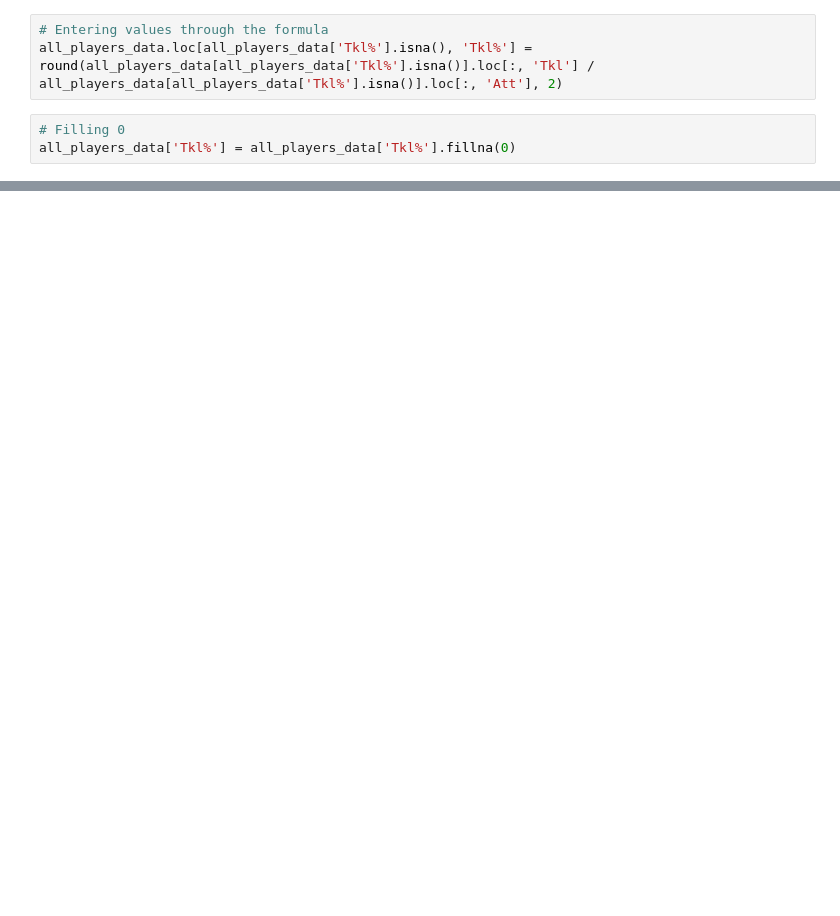
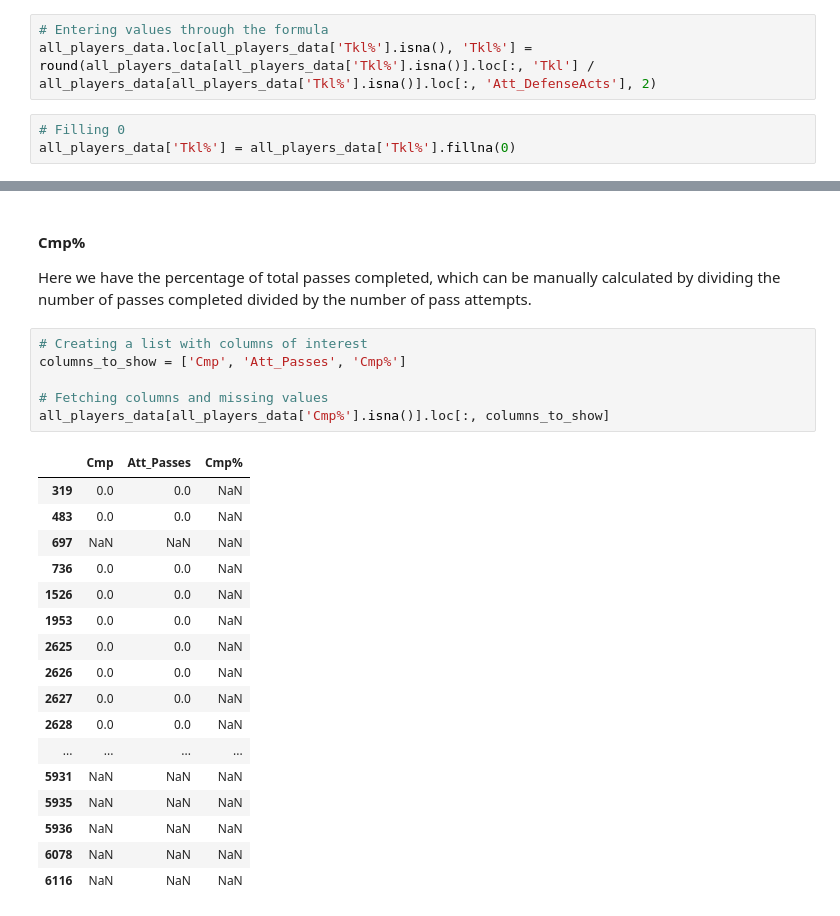
Before and after one commit to dnsrsdata/Football_Player_Rec_Syst, a Jupyter notebook: notebooks/ETL_Playground.ipynb, the cells around one changed output, grey strips where cells are left out. Drawn from its saved outputs; the diff is of its cells as text; blank space fills up the shorter version.

Commit message:
Creating an alternative approach to treating miss

```diff
--- a/notebooks/ETL_Playground.ipynb
+++ b/notebooks/ETL_Playground.ipynb
@@ -1069,4 +1112,4 @@ For remaining null values, 0 will be entered.
-all_players_data.loc[all_players_data['Tkl%'].isna(), 'Tkl%'] = round(all_players_data[all_players_data['Tkl%'].isna()].loc[:, 'Tkl'] / all_players_data[all_players_data['Tkl%'].isna()].loc[:, 'Att'], 2)
+all_players_data.loc[all_players_data['Tkl%'].isna(), 'Tkl%'] = round(all_players_data[all_players_data['Tkl%'].isna()].loc[:, 'Tkl'] / all_players_data[all_players_data['Tkl%'].isna()].loc[:, 'Att_DefenseActs'], 2)
 # %%
 # Filling 0
 all_players_data['Tkl%'] = all_players_data['Tkl%'].fillna(0)
@@ -1074,0 +1139,27 @@ all_players_data['Tkl%'] = all_players_data['Tkl%'].fillna(0)
+# %% [markdown]
+#### Cmp%
+Here we have the percentage of total passes completed, which can be manually calculated by dividing the number of passes completed divided by the number of pass attempts.
+# %%
+# Creating a list with columns of interest
+columns_to_show = ['Cmp', 'Att_Passes', 'Cmp%']
+
+# Fetching columns and missing values
+all_players_data[all_players_data['Cmp%'].isna()].loc[:, columns_to_show]
+# %% [output]
+|  | Cmp | Att_Passes | Cmp% |
+| 319 | 0.0 | 0.0 | NaN |
+| 483 | 0.0 | 0.0 | NaN |
+| 697 | NaN | NaN | NaN |
+| 736 | 0.0 | 0.0 | NaN |
+| 1526 | 0.0 | 0.0 | NaN |
+| 1953 | 0.0 | 0.0 | NaN |
+| 2625 | 0.0 | 0.0 | NaN |
+| 2626 | 0.0 | 0.0 | NaN |
+| 2627 | 0.0 | 0.0 | NaN |
+| 2628 | 0.0 | 0.0 | NaN |
+| ... | ... | ... | ... |
+| 5931 | NaN | NaN | NaN |
+| 5935 | NaN | NaN | NaN |
+| 5936 | NaN | NaN | NaN |
+| 6078 | NaN | NaN | NaN |
+| 6116 | NaN | NaN | NaN |
```
Also changed, not shown: parts of 37 cells of this notebook.
